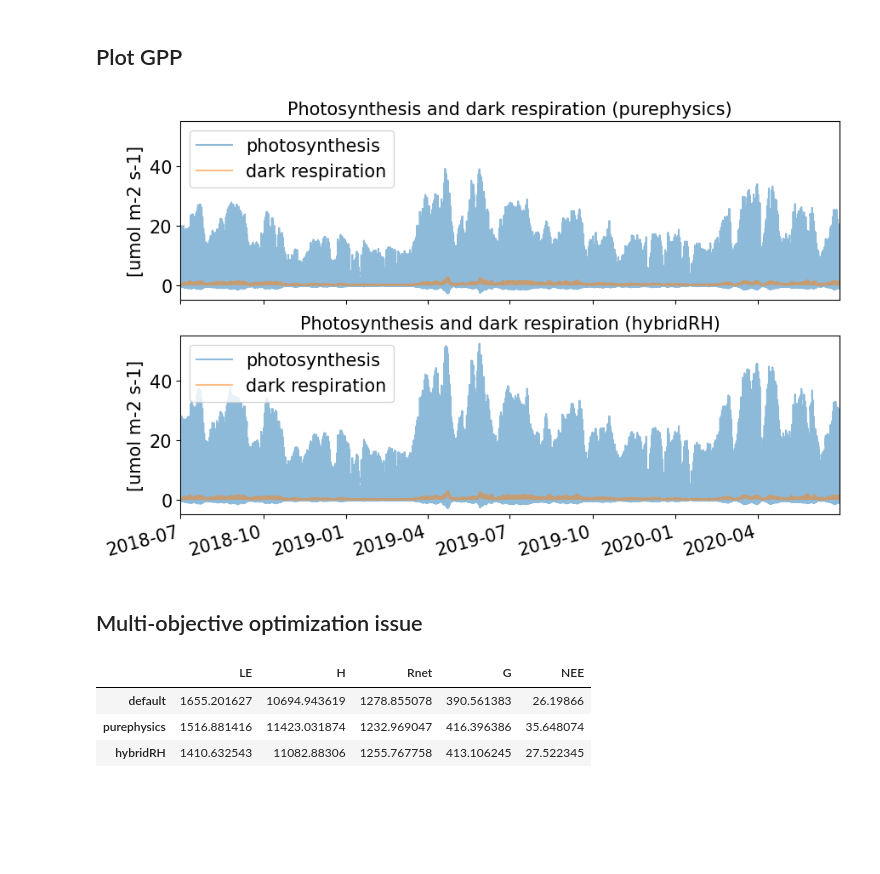
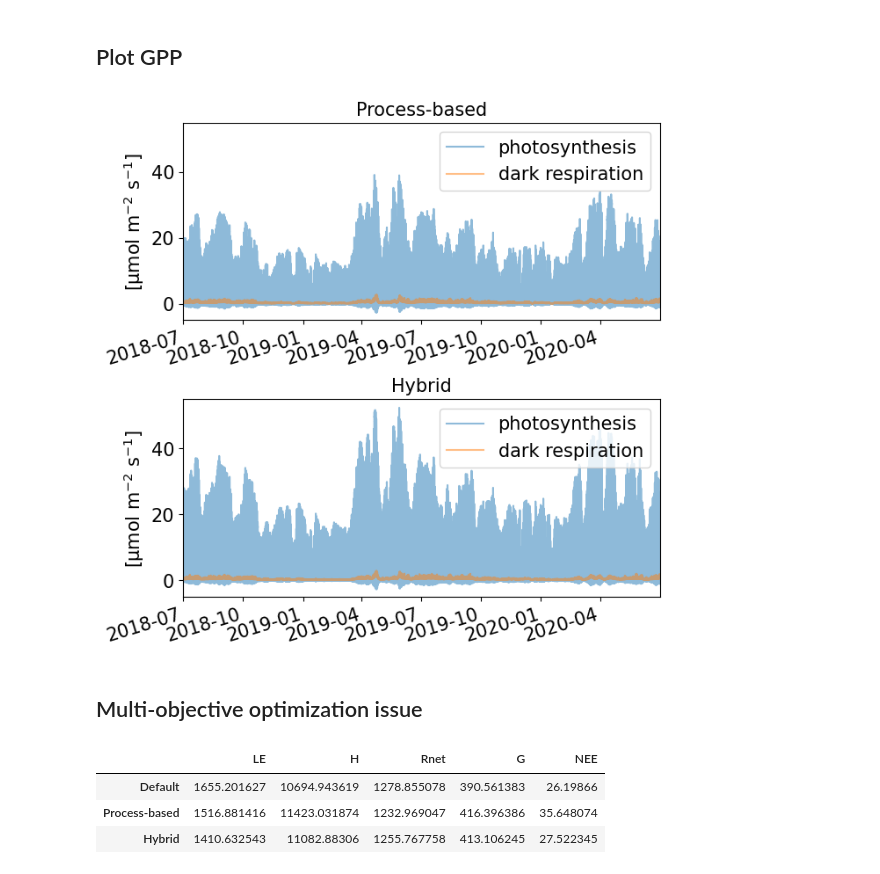
Before and after one commit to pnnl/JAX-CanVeg, a Jupyter notebook: examples/US-Bi1/postprocess.ipynb, the cells around one changed output. Cells and saved outputs as stored; diff of their text form; code cells hidden in the pictures; blank space fills up the shorter version.

```diff
--- a/examples/US-Bi1/postprocess.ipynb
+++ b/examples/US-Bi1/postprocess.ipynb
@@ -293,9 +296,10 @@ bprime: 0.026776868849992752; lleaf: 0.10000000149011612; qalpha: 0.293473541736
 # %%
 fig, ax = plt.subplots(1, 1, figsize=(6,5))
 for i in range(1,4):
-    name, color = model_names[i], model_colors[i]
-    ax.plot(configs[name]['train']['loss'], color=color, label=f"{name}")
+    label, name, color = model_labels[i], model_names[i], model_colors[i]
+    ax.plot(configs[name]['train']['loss'], color=color, label=f"{label}")
     # ax.plot(configs[name]['test']['loss'], linestyle='--', color=color, label=f"{name}-test")
-ax.set(xlabel='Epoch', ylabel='MSE', yscale='linear')
+ax.set(xlabel='Epoch', ylabel='MSE', yscale='log', title=site)
 ax.legend()
+plt.show()
 # %% [output]
@@ -355,7 +361,7 @@ for i,name in enumerate(model_names):
 ## Plot heatmaps of stomatal conductance
 # %%
 # Plot the observation data
-fig, axes = plt.subplots(2, 1, figsize=(9, 5))
+fig, axes = plt.subplots(2, 1, figsize=(7, 6))
 times = get_time(met)
 
 # # latent heat flux
@@ -375,11 +381,11 @@ plot_timeseries(
     # met.vpd_Pa, times, ax=ax_twinx, title='', alpha=.5, color='black', tunit="[day of year]", xticks=[]
     obs.LE, times, ax=ax_twinx, title='', alpha=.5, color='black', tunit="", xticks=[]
 )
-ax.set(xlabel='', ylabel='SWC [m3 m-3]', title='Flux tower observations')
+ax.set(xlabel='', ylabel='Soil moisture \n [m$^{3}$ m$^{-3}$]', title='Flux tower observations')
 ax.yaxis.label.set_color('blue')
 ax.tick_params(axis='y', colors='blue')
 ax.set_xticklabels(ax.get_xticklabels(), rotation=15, ha="right")
-ax_twinx.set(xlabel='', ylabel='LE [W m-2]')
+ax_twinx.set(xlabel='', ylabel='LE [W m$^{-1}$]')
 ax_twinx.yaxis.label.set_color('grey')
 ax_twinx.tick_params(axis='y', colors='grey')
 
@@ -387,21 +393,22 @@ ax_twinx.tick_params(axis='y', colors='grey')
 ax = axes[1]
 sun_gs_1 = configs['purephysics']['train']['sun.gs'].mean(axis=1)
 sun_gs_2 = configs['hybridRH']['train']['sun.gs'].mean(axis=1)
-ax.plot(times, sun_gs_1, color=model_colors[1], alpha=0.7, label='purephysics')
-ax.plot(times, sun_gs_2, color=model_colors[2], alpha=0.7, label='hybridRH')
-ax.set(xlabel='', ylabel='Sunlit $g_s$ [m s-1]', title='Model simulations', xlim=[times[0],times[-1]])
+ax.plot(times, sun_gs_1, color=model_colors[1], alpha=0.7, label=model_labels[1])
+ax.plot(times, sun_gs_2, color=model_colors[2], alpha=0.7, label=model_labels[2])
+ax.set(xlabel='', ylabel='Sunlit $g_s$ [m s$^{-1}$]', title='Model simulations', xlim=[times[0],times[-1]])
 ax.set_xticklabels(ax.get_xticklabels(), rotation=15, ha="right")
-ax.legend(ncol=2, loc='lower left')
+ax.legend(ncol=1, loc='upper right')
 
 # # Scatter plots
 # fig, ax = plt.subplots(1, 1, figsize=(8,5))
 # ax.scatter(met.soilmoisture, met.vpd_Pa)
 
 # Heatmap plots
-for name in model_names[1:-1]:
+for i,name in enumerate(model_names[1:-1]):
     # Get time and data
     times = get_time(met)
     can = configs[name]['train']['sun.gs'].T
+    label = model_labels[i+1]
 
     axes, im = plot_imshow(
         can,
@@ -409,11 +416,11 @@ for name in model_names[1:-1]:
         models[name].para.zht1,
         cmap="Blues",
         axes=None,
-        title=f"{name}: Sunlit leaf stomatal conductance [m s-1]",
+        title=f"{label}: Sunlit leaf stomatal conductance [m s-1]",
         tunit="[day of year]",
         is_canopy=True,
         vmin=None,
         vmax=0.008,
     )
-    axes[1].set(xlabel='Sunlit leaf stomatal \nconductance [m s-1]');
+    axes[1].set(xlabel='Sunlit leaf stomatal \n conductance [m s-1]');
 # %% [output]
@@ -452,6 +459,7 @@ for name in model_names[1:-1]:
 # %%
 # Heatmap plots
 for name in model_names[1:-1]:
+    label = model_labels[model_names.index(name)]
     # Get time and data
     times = get_time(met)
     can = configs[name]['train']['sun.Ps'].T
@@ -462,11 +470,11 @@ for name in model_names[1:-1]:
         models[name].para.zht1,
         cmap="Blues",
         axes=None,
-        title=f"{name}: Sunlit photosynthesis [m s-1]",
+        title=f"{label}: Sunlit photosynthesis rate [μmol m-2 s-1]",
         tunit="[day of year]",
         is_canopy=True,
-        vmin=None,
+        vmin=0,
         vmax=30,
     )
-    axes[1].set(xlabel='Sunlit photosynthesis \n[m s-1]');
+    axes[1].set(xlabel='Sunlit photosynthesis \n rate [μmol m-2 s-1]');
 # %% [output]
@@ -479,50 +487,51 @@ for name in model_names[1:-1]:
 # %%
 # Get time and data
 times = get_time(met)
-fig, axes = plt.subplots(2, 1, figsize=(10,6), sharex=True, sharey=True)
+fig, axes = plt.subplots(2, 1, figsize=(7,7), sharex=False, sharey=True)
 
 for i,name in enumerate(['purephysics', 'hybridRH']):
+    label = model_labels[model_names.index(name)]
     ax = axes[i]
     ax.plot(times, sim[name][0][-2].Ps, alpha=0.5, label='photosynthesis')
     ax.plot(times, sim[name][0][-2].Rd, alpha=0.5, label='dark respiration')
-    ax.set(xlim=[times[0], times[-1]], ylim=[-5, 55], ylabel='[umol m-2 s-1]',
-           title=f'Photosynthesis and dark respiration ({name})')
+    ax.set(xlim=[times[0], times[-1]], ylim=[-5, 55], ylabel='[µmol m$^{-2}$ s$^{-1}$]', title=label)
     ax.legend()
-ax.set_xticklabels(ax.get_xticklabels(), rotation=15, ha="right");
-
+    ax.set_xticklabels(ax.get_xticklabels(), rotation=17, ha="right");
+plt.subplots_adjust(hspace=0.4)
 # ax = axes[1]
 # # ax.plot(times, sim['hybridRH'][0][-2].GPP, alpha=0.5, label='GPP')
 # ax.plot(times, sim['hybridRH'][0][-2].Ps, alpha=0.5, label='photosynthesis')
 # ax.plot(times, sim['hybridRH'][0][-2].Rd, alpha=0.5, label='dark respiration')
 # ax.set(xlim=[times[0], times[-1]], ylim=[-5, 30], title='Photosynthesis and dark respiration')
 # ax.set_xticklabels(ax.get_xticklabels(), rotation=15, ha="right");
 # %% [output]
-[figure, old version]
+[figure, new version]
 # %% [markdown]
 ## Multi-objective optimization issue
 # %%
 metrics_keys = ["rmse", "mse", "r2", "kge", "mkge", "cc", "nse"]
 varns_interest = ['LE', 'H', 'Rnet', 'G', 'NEE']
 metric = 'mse'
-multi_metrics_df = pd.DataFrame(columns=varns_interest, index=model_names[:-1])
+multi_metrics_df = pd.DataFrame(columns=varns_interest, index=model_labels[:-1])
 for name in model_names[:-1]:
+    label = model_labels[model_names.index(name)]
     metrics_le = compute_metrics(obs.LE, configs[name]['train']['can.LE'])[metric]
     metrics_h = compute_metrics(obs.H, configs[name]['train']['can.H'])[metric]
     metrics_rn = compute_metrics(obs.rnet, configs[name]['train']['can.rnet'])[metric]
     metrics_g = compute_metrics(obs.gsoil, configs[name]['train']['can.gsoil'])[metric]
     # metrics_nee = compute_metrics(obs.Fco2, configs[name]['train']['can.NEE'])[metric]
     metrics_nee = compute_metrics(obs.Fco2, sim[name][0][-1].NEE)[metric]
-    multi_metrics_df.loc[name, 'LE'] = metrics_le
-    multi_metrics_df.loc[name, 'H'] = metrics_h
-    multi_metrics_df.loc[name, 'Rnet'] = metrics_rn
-    multi_metrics_df.loc[name, 'G'] = metrics_g
-    multi_metrics_df.loc[name, 'NEE'] = metrics_nee
+    multi_metrics_df.loc[label, 'LE'] = metrics_le
+    multi_metrics_df.loc[label, 'H'] = metrics_h
+    multi_metrics_df.loc[label, 'Rnet'] = metrics_rn
+    multi_metrics_df.loc[label, 'G'] = metrics_g
+    multi_metrics_df.loc[label, 'NEE'] = metrics_nee
 
 multi_metrics_df
 # %% [output]
 |  | LE | H | Rnet | G | NEE |
-| default | 1655.201627 | 10694.943619 | 1278.855078 | 390.561383 | 26.19866 |
-| purephysics | 1516.881416 | 11423.031874 | 1232.969047 | 416.396386 | 35.648074 |
-| hybridRH | 1410.632543 | 11082.88306 | 1255.767758 | 413.106245 | 27.522345 |
+| Default | 1655.201627 | 10694.943619 | 1278.855078 | 390.561383 | 26.19866 |
+| Process-based | 1516.881416 | 11423.031874 | 1232.969047 | 416.396386 | 35.648074 |
+| Hybrid | 1410.632543 | 11082.88306 | 1255.767758 | 413.106245 | 27.522345 |
 # %%
 # Carbon fluxes
```
Also changed, not shown: parts of 14 cells of this notebook, 2 other files.
